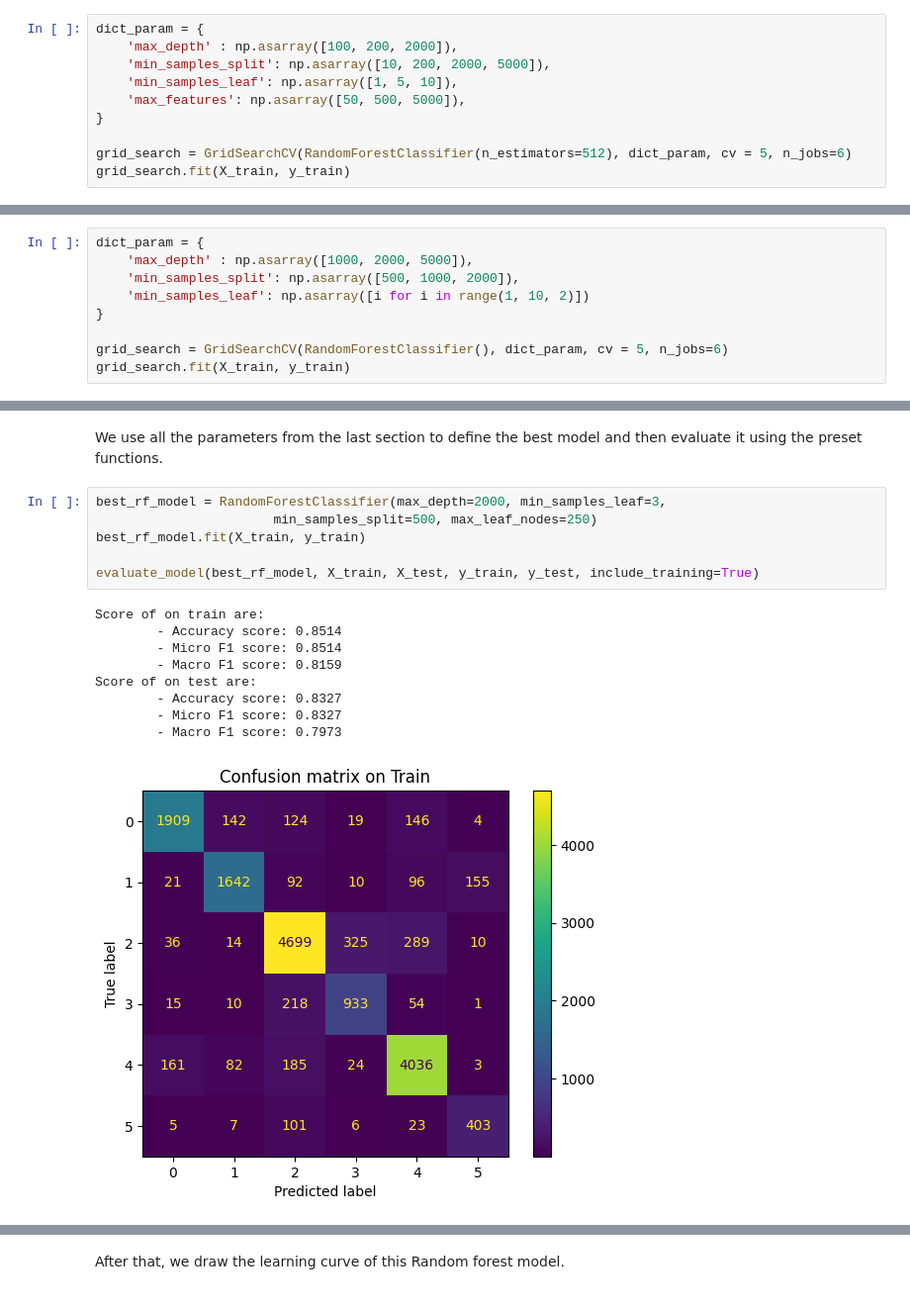
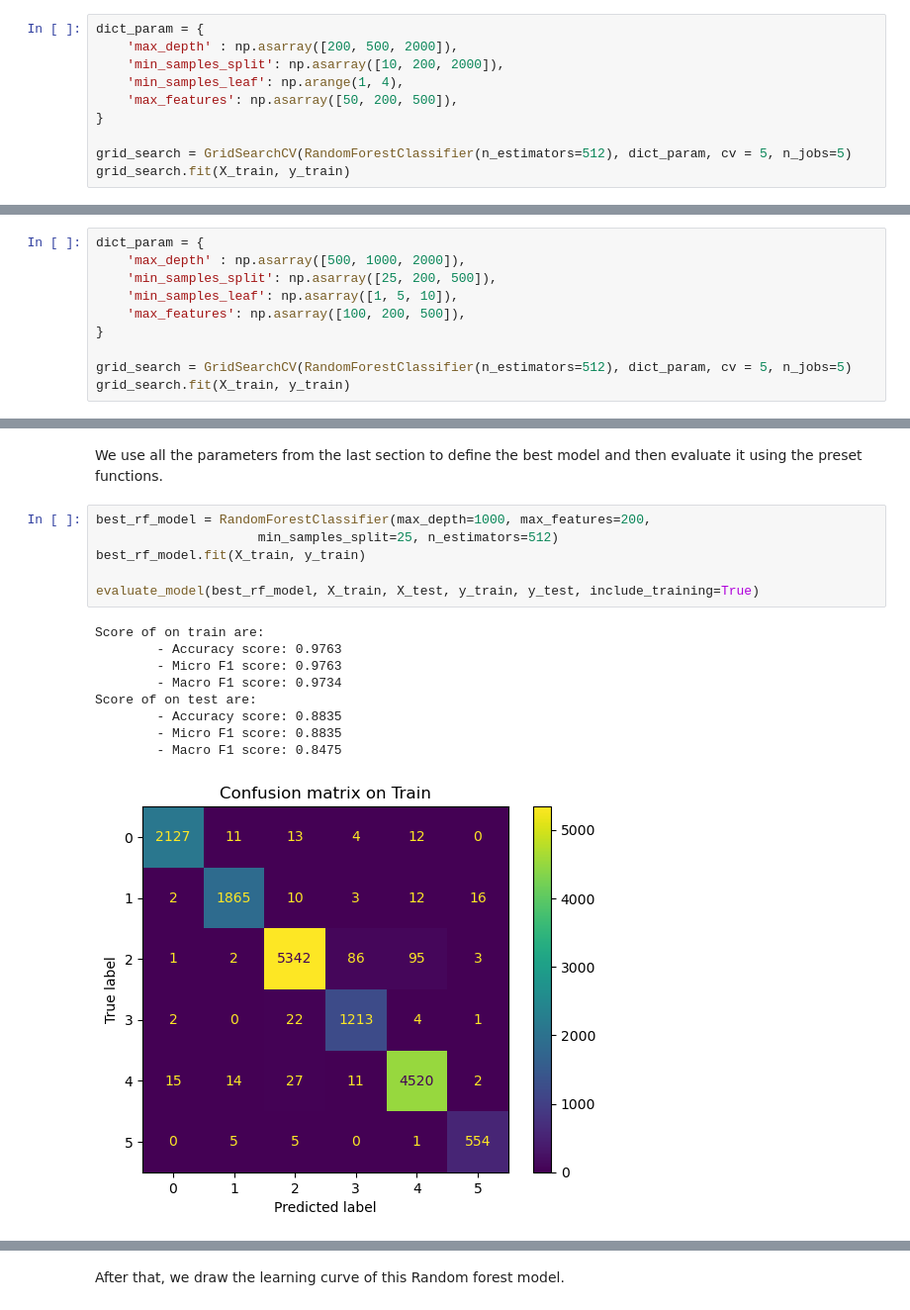
Before and after one commit to auphong2707/emotion-dectection-from-text, a Jupyter notebook: Random Forest.ipynb, the cells around one changed output, grey strips where cells are left out. Shown: that part at 99% size. Cells and saved outputs as stored; diff of their text form.

```diff
--- a/Random Forest.ipynb
+++ b/Random Forest.ipynb
@@ -267,12 +267,12 @@ From the plot, we can see that the higher this parameter is, the lower the accur
 First, we use grid search to help tuning this model.
 # %%
 dict_param = {
-    'max_depth' : np.asarray([100, 200, 2000]),
-    'min_samples_split': np.asarray([10, 200, 2000, 5000]),
-    'min_samples_leaf': np.asarray([1, 5, 10]),
-    'max_features': np.asarray([50, 500, 5000]),
+    'max_depth' : np.asarray([200, 500, 2000]),
+    'min_samples_split': np.asarray([10, 200, 2000]),
+    'min_samples_leaf': np.arange(1, 4),
+    'max_features': np.asarray([50, 200, 500]),
 }
 
-grid_search = GridSearchCV(RandomForestClassifier(n_estimators=512), dict_param, cv = 5, n_jobs=6)
+grid_search = GridSearchCV(RandomForestClassifier(n_estimators=512), dict_param, cv = 5, n_jobs=5)
 grid_search.fit(X_train, y_train)
 # %% [output]
@@ -306,11 +323,12 @@ min_samples_leaf 100
 We repeat this process again, this time with the domain narrowed down.
 # %%
 dict_param = {
-    'max_depth' : np.asarray([1000, 2000, 5000]),
-    'min_samples_split': np.asarray([500, 1000, 2000]),
-    'min_samples_leaf': np.asarray([i for i in range(1, 10, 2)])
+    'max_depth' : np.asarray([500, 1000, 2000]),
+    'min_samples_split': np.asarray([25, 200, 500]),
+    'min_samples_leaf': np.asarray([1, 5, 10]),
+    'max_features': np.asarray([100, 200, 500]),
 }
 
-grid_search = GridSearchCV(RandomForestClassifier(), dict_param, cv = 5, n_jobs=6)
+grid_search = GridSearchCV(RandomForestClassifier(n_estimators=512), dict_param, cv = 5, n_jobs=5)
 grid_search.fit(X_train, y_train)
 # %% [output]
@@ -350,18 +369,18 @@ DecisionTreeClassifier(max_depth=2000, min_samples_leaf=3,
 # %% [markdown]
 We use all the parameters from the last section to define the best model and then evaluate it using the preset functions.
 # %%
-best_rf_model = RandomForestClassifier(max_depth=2000, min_samples_leaf=3,
-                       min_samples_split=500, max_leaf_nodes=250)
+best_rf_model = RandomForestClassifier(max_depth=1000, max_features=200,
+                     min_samples_split=25, n_estimators=512)
 best_rf_model.fit(X_train, y_train)
 
 evaluate_model(best_rf_model, X_train, X_test, y_train, y_test, include_training=True)
 # %% [output]
 Score of on train are:
-        - Accuracy score: 0.8514
-        - Micro F1 score: 0.8514
-        - Macro F1 score: 0.8159
+        - Accuracy score: 0.9763
+        - Micro F1 score: 0.9763
+        - Macro F1 score: 0.9734
 Score of on test are:
-        - Accuracy score: 0.8327
-        - Micro F1 score: 0.8327
-        - Macro F1 score: 0.7973
+        - Accuracy score: 0.8835
+        - Micro F1 score: 0.8835
+        - Macro F1 score: 0.8475
-[figure, old version]
+[figure, new version]
```
Also changed, not shown: parts of 8 cells of this notebook, 2 other files.
